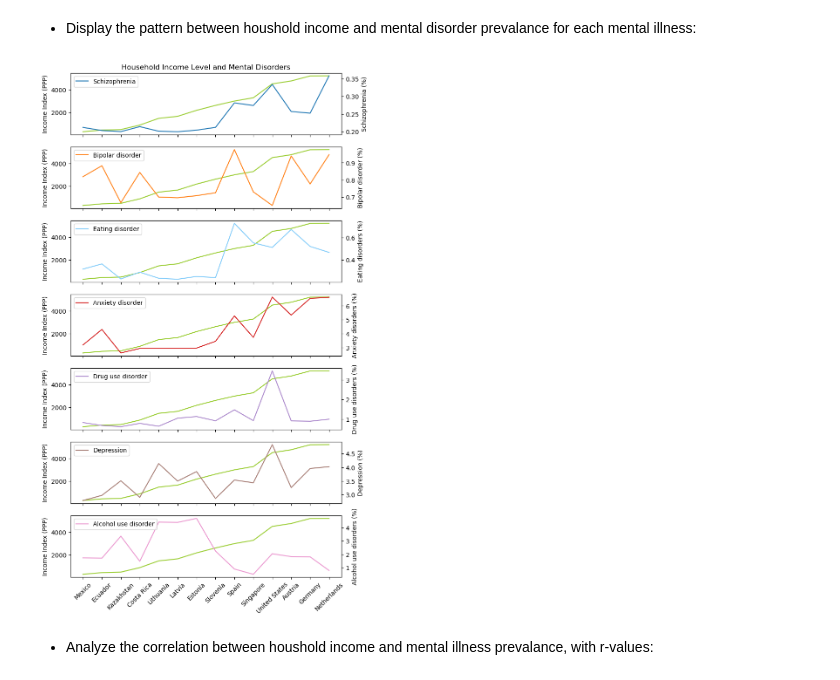
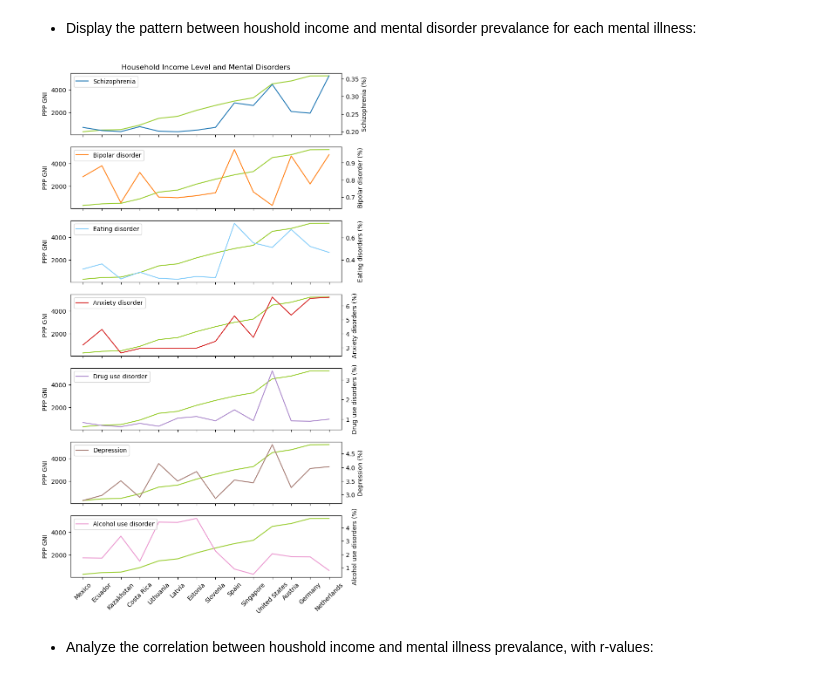
Before and after one commit to kendraliu/Project-One-An-Analysis-of-Suicide-Rate-and-Several-Factors, a Jupyter notebook: Suicide Rates Analysis.ipynb, the cells around one changed output. Cells and saved outputs as stored; diff of their text form; code cells hidden in the pictures.

```diff
--- a/Suicide Rates Analysis.ipynb
+++ b/Suicide Rates Analysis.ipynb
@@ -337,6 +339,6 @@ country_income
 | 26037 | Zimbabwe | Female | X. Not elsewhere classified | 2021 | NaN |
 26034 rows × 5 columns
 # %%
-country_income.columns=["Reference area", "Sex", "Occupation", "Time", "U.S. dollars"]
+country_income.columns=["Reference area", "Sex", "Occupation", "Time", "PPP GNI"]
 country_income
 # %% [output]
@@ -634,7 +636,7 @@ country_income
 64 rows × 2 columns
 # %%
 #change column names to match Suicide_Rate_HDI for merging later
-country_income = country_income[["Country", "U.S. dollars"]]
+country_income = country_income[["Country", "PPP GNI"]]
 country_income = country_income.rename(columns={"Country": "country"})
 country_income
 # %% [output]
@@ -707,8 +709,8 @@ dtype: object
 # %%
 #change data type so we can sort by the numbers
 comparison = comparison.dropna()
-comparison["U.S. dollars"] = comparison["U.S. dollars"].astype("float")
-comparison = comparison.sort_values("U.S. dollars")
+comparison["PPP GNI"] = comparison["PPP GNI"].astype("float")
+comparison = comparison.sort_values("PPP GNI")
 comparison = comparison.reset_index(drop=True)
 comparison
 # %% [output]
@@ -766,7 +768,7 @@ plt.show()
 # %%
 #create a scatter plot with household income index as x-axis, suicide rate as y-axis
-comparison.plot(kind="scatter", x="U.S. dollars", y="# Suicides Per 100k People", xlabel="Income Index (PPP)", ylabel="# Suicides Per 100k People", color="black")
-x = comparison["U.S. dollars"]
+comparison.plot(kind="scatter", x="PPP GNI", y="# Suicides Per 100k People", xlabel="PPP GNI", ylabel="# Suicides Per 100k People", color="black")
+x = comparison["PPP GNI"]
 y = comparison["# Suicides Per 100k People"]
 
 #analyze the correlation between household income and suicide rate
@@ -778,9 +780,9 @@ plt.annotate(f"r = {round(rvalue,4)}", (3000, 12), color="green")
 
 #label each country
 for index, row in comparison.iterrows():
-    plt.text(row["U.S. dollars"]+100, row["# Suicides Per 100k People"], row['country'], fontsize=7)
+    plt.text(row["PPP GNI"]+100, row["# Suicides Per 100k People"], row['country'], fontsize=7)
 
 plt.title("Correlation Analysis of Household Income and Suicide Rate")
-#plt.savefig("IncomeSiCorrelation.png")
+plt.savefig("Data visualization/IncomeSiCorrelation.png")
 plt.show()
 # %% [output]
@@ -1401,74 +1403,74 @@ xaxis
 # %%
 fig, (fig1, fig3, fig5, fig7, fig9, fig11, fig13) = plt.subplots(7, sharex=True, sharey=True, figsize=(8, 15))
 
-fig1.plot(income_mental_disorder["U.S. dollars"], color="yellowgreen")
+fig1.plot(income_mental_disorder["PPP GNI"], color="yellowgreen")
 fig1.set_xticks(xaxis)
 fig1.set_xticklabels(income_mental_disorder["country"], rotation = 45)
-fig1.set_ylabel("Income Index (PPP)")
+fig1.set_ylabel("PPP GNI")
 fig2 = fig1.twinx()
 fig2.set_ylabel("Schizophrenia (%)")
 fig2.plot(income_mental_disorder["Schizophrenia (%)"])
 plt.title("Household Income Level and Mental Disorders")
 plt.legend(["Schizophrenia"], loc="best")
 
-fig3.plot(income_mental_disorder["U.S. dollars"], color="yellowgreen")
+fig3.plot(income_mental_disorder["PPP GNI"], color="yellowgreen")
 fig3.set_xticks(xaxis)
 fig3.set_xticklabels(income_mental_disorder["country"], rotation = 45)
-fig3.set_ylabel("Income Index (PPP)")
+fig3.set_ylabel("PPP GNI")
 fig4 = fig3.twinx()
 fig4.set_ylabel("Bipolar disorder (%)")
 fig4.plot(income_mental_disorder["Bipolar disorder (%)"], color="#FF831B")
 plt.legend(['Bipolar disorder'], loc="best")
 
-fig5.plot(income_mental_disorder["U.S. dollars"], color="yellowgreen")
+fig5.plot(income_mental_disorder["PPP GNI"], color="yellowgreen")
 fig5.set_xticks(xaxis)
 fig5.set_xticklabels(income_mental_disorder["country"], rotation = 45)
-fig5.set_ylabel("Income Index (PPP)")
+fig5.set_ylabel("PPP GNI")
 fig6 = fig5.twinx()
 fig6.set_ylabel("Eating disorders (%)")
 fig6.plot(income_mental_disorder["Eating disorders (%)"], color="lightskyblue")
 plt.legend(['Eating disorder'], loc="best")
 
-fig7.plot(income_mental_disorder["U.S. dollars"], color="yellowgreen")
+fig7.plot(income_mental_disorder["PPP GNI"], color="yellowgreen")
 fig7.set_xticks(xaxis)
 fig7.set_xticklabels(income_mental_disorder["country"], rotation = 45)
-fig7.set_ylabel("Income Index (PPP)")
+fig7.set_ylabel("PPP GNI")
 fig8 = fig7.twinx()
 fig8.set_ylabel("Anxiety disorders (%)")
 fig8.plot(income_mental_disorder["Anxiety disorders (%)"], color="#D62727")
 plt.legend(['Anxiety disorder'], loc="best")
 
-fig9.plot(income_mental_disorder["U.S. dollars"], color="yellowgreen")
+fig9.plot(income_mental_disorder["PPP GNI"], color="yellowgreen")
 fig9.set_xticks(xaxis)
 fig9.set_xticklabels(income_mental_disorder["country"], rotation = 45)
-fig9.set_ylabel("Income Index (PPP)")
+fig9.set_ylabel("PPP GNI")
 fig10 = fig9.twinx()
 fig10.set_ylabel("Drug use disorders (%)")
 fig10.plot(income_mental_disorder["Drug use disorders (%)"], color="#AD8BCD")
 plt.legend(['Drug use disorder'], loc="best")
 
-fig11.plot(income_mental_disorder["U.S. dollars"], color="yellowgreen")
+fig11.plot(income_mental_disorder["PPP GNI"], color="yellowgreen")
 fig11.set_xticks(xaxis)
 fig11.set_xticklabels(income_mental_disorder["country"], rotation = 45)
-fig11.set_ylabel("Income Index (PPP)")
+fig11.set_ylabel("PPP GNI")
 fig12 = fig11.twinx()
 fig12.set_ylabel("Depression (%)")
 fig12.plot(income_mental_disorder["Depression (%)"], color="#A77E76")
 plt.legend(['Depression'], loc="upper left")
 
-fig13.plot(income_mental_disorder["U.S. dollars"], color="yellowgreen")
+fig13.plot(income_mental_disorder["PPP GNI"], color="yellowgreen")
 fig13.set_xticks(xaxis)
 fig13.set_xticklabels(income_mental_disorder["country"], rotation = 45)
-fig13.set_ylabel("Income Index (PPP)")
+fig13.set_ylabel("PPP GNI")
 fig14 = fig13.twinx()
 fig14.set_ylabel("Alcohol use disorders (%)")
 fig14.plot(income_mental_disorder["Alcohol use disorders (%)"], color="#EB98D0")
 plt.legend(['Alcohol use disorder'], loc="upper left")
 
 #plt.savefig("Household Income Level and Mental Disorders.png")
 plt.show()
 # %% [output]
-[figure, old version]
+[figure, new version]
 # %% [markdown]
 * Analyze the correlation between houshold income and mental illness prevalance, with r-values:
 # %%
```
Also changed, not shown: parts of 30 cells of this notebook, 13 other files.
